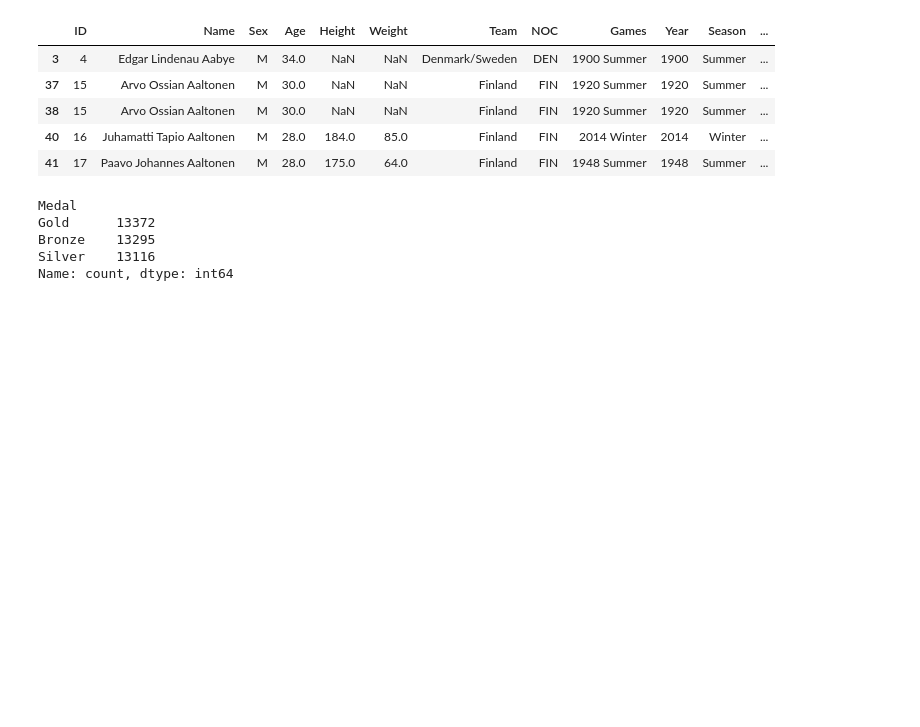
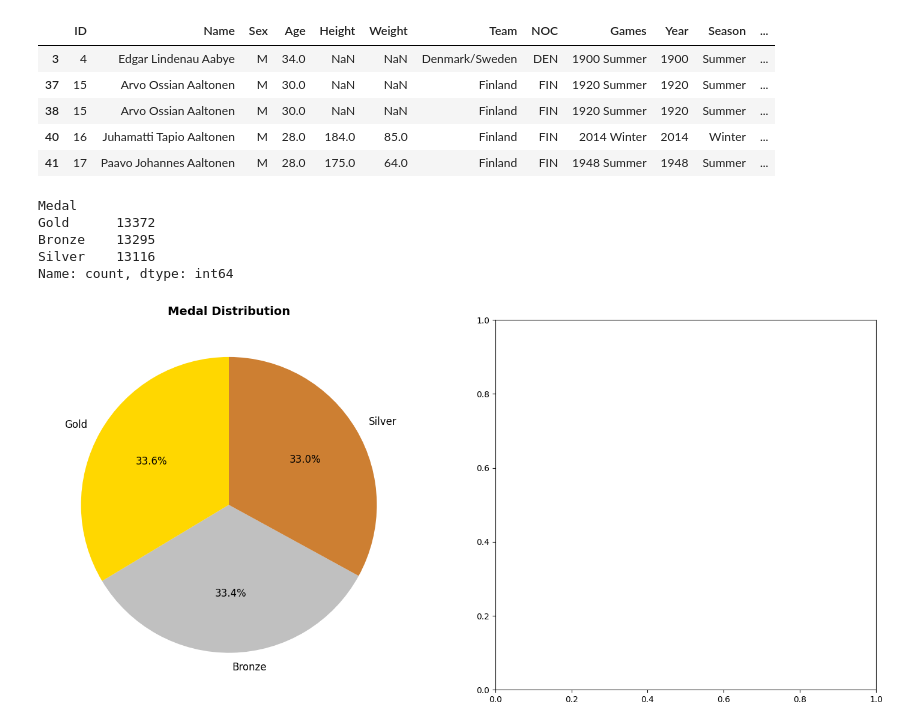
Before and after one commit to Dani-8/120Years-Of-Olympics-Data-Analysis, a Jupyter notebook: Olympic Medal Prediction ML Analysis.ipynb, the cells around one changed output. Saved outputs shown, nothing was run; the diff lists cells and outputs as text; code cells hidden in the pictures; blank space fills up the shorter version.

```diff
--- a/Olympic Medal Prediction ML Analysis.ipynb
+++ b/Olympic Medal Prediction ML Analysis.ipynb
@@ -176,7 +176,8 @@ medal_data.head()
 | 40 | 16 | Juhamatti Tapio Aaltonen | M | 28.0 | 184.0 | 85.0 | Finland | FIN | 2014 Winter | 2014 | Winter | ... |
 | 41 | 17 | Paavo Johannes Aaltonen | M | 28.0 | 175.0 | 64.0 | Finland | FIN | 1948 Summer | 1948 | Summer | ... |
 # %%
-medal_data["Medal"].value_counts()
+medal_count = medal_data["Medal"].value_counts()
+medal_count
 # %% [output]
 Medal
 Gold      13372
@@ -184,5 +185,12 @@ Bronze    13295
 Silver    13116
 Name: count, dtype: int64
 # %%
-fig, axes = plt.subplot(1,2, figsize=(15,6))
+fig, axes = plt.subplots(1,2, figsize=(18,8))
 colors = ['#FFD700', '#C0C0C0', '#CD7F32']  # Gold, Silver, Bronze colors
+
+axes[0].pie(medal_count.values, labels=medal_count.index, colors=colors, autopct="%1.1f%%", textprops={"fontsize":12}, startangle=90)
+axes[0].set_title('Medal Distribution', fontweight="bold", fontsize=14)
+
+plt.show()
+# %% [output]
+[figure, added]
```
